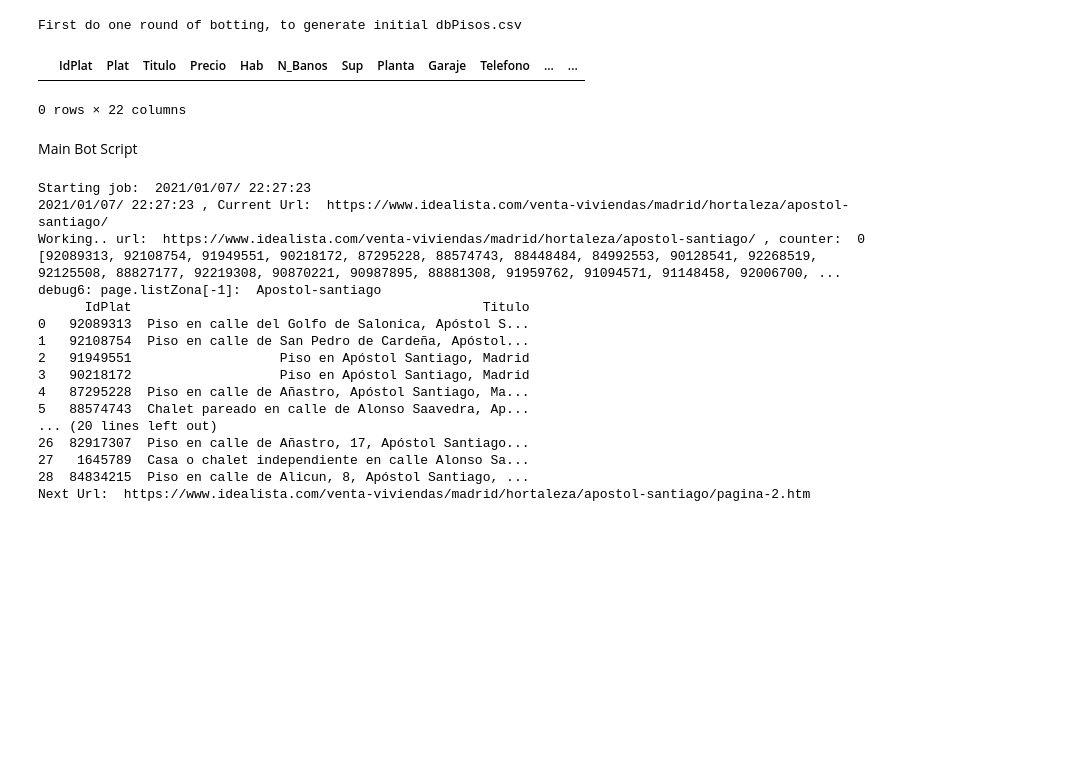
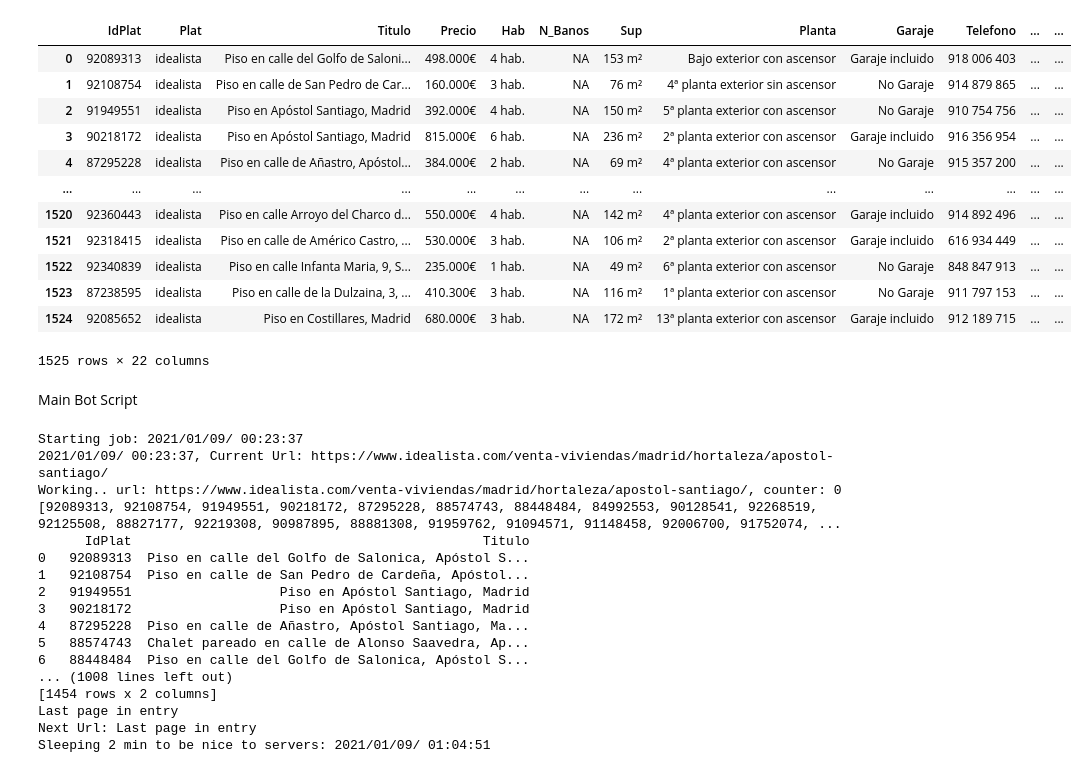
Before and after one commit to amendez13/BotBuscameCasa, a Jupyter notebook: BotBuscameCasa.ipynb, the cells around one changed output. Saved outputs shown, nothing was run; the diff lists cells and outputs as text; code cells hidden in the pictures; blank space fills up the shorter version.

Commit message:
Añadido config.json, añadida lista de nuevos y de inactivos. Mejorado logs. Añadido directorio de historia con csv de resultados intermedios

```diff
--- a/BotBuscameCasa.ipynb
+++ b/BotBuscameCasa.ipynb
@@ -248,42 +322,46 @@ def WorkZona(df, listUrls_entry, mainUrl):
 # %%
 #load pandas db
 df_Db_in = getDf()
 try:
     df_Db_in = pd.read_csv('dbPisos.csv', encoding='cp1252', index_col=False, keep_default_na=False)
 except FileNotFoundError:
-    print("First do one round of botting, to generate initial dbPisos.csv")
+    printAndLog("First do one round of botting, to generate initial dbPisos.csv")
 
 df_Db_in = df_Db_in.astype({"IdPlat": int})
 
 df_Db_in
 # %% [output]
+|  | IdPlat | Plat | Titulo | Precio | Hab | N_Banos | Sup | Planta | Garaje | Telefono | ... | ... |
+| 0 | 92089313 | idealista | Piso en calle del Golfo de Saloni... | 498.000€ | 4 hab. | NA | 153 m² | Bajo exterior con ascensor | Garaje incluido | 918 006 403 | ... | ... |
+| 1 | 92108754 | idealista | Piso en calle de San Pedro de Car... | 160.000€ | 3 hab. | NA | 76 m² | 4ª planta exterior sin ascensor | No Garaje | 914 879 865 | ... | ... |
+| 2 | 91949551 | idealista | Piso en Apóstol Santiago, Madrid | 392.000€ | 4 hab. | NA | 150 m² | 5ª planta exterior con ascensor | No Garaje | 910 754 756 | ... | ... |
+| 3 | 90218172 | idealista | Piso en Apóstol Santiago, Madrid | 815.000€ | 6 hab. | NA | 236 m² | 2ª planta exterior con ascensor | Garaje incluido | 916 356 954 | ... | ... |
+| 4 | 87295228 | idealista | Piso en calle de Añastro, Apóstol... | 384.000€ | 2 hab. | NA | 69 m² | 4ª planta exterior con ascensor | No Garaje | 915 357 200 | ... | ... |
+| ... | ... | ... | ... | ... | ... | ... | ... | ... | ... | ... | ... | ... |
+| 1520 | 92360443 | idealista | Piso en calle Arroyo del Charco d... | 550.000€ | 4 hab. | NA | 142 m² | 4ª planta exterior con ascensor | Garaje incluido | 914 892 496 | ... | ... |
+| 1521 | 92318415 | idealista | Piso en calle de Américo Castro, ... | 530.000€ | 3 hab. | NA | 106 m² | 2ª planta exterior con ascensor | Garaje incluido | 616 934 449 | ... | ... |
+| 1522 | 92340839 | idealista | Piso en calle Infanta Maria, 9, S... | 235.000€ | 1 hab. | NA | 49 m² | 6ª planta exterior con ascensor | No Garaje | 848 847 913 | ... | ... |
+| 1523 | 87238595 | idealista | Piso en calle de la Dulzaina, 3, ... | 410.300€ | 3 hab. | NA | 116 m² | 1ª planta exterior con ascensor | No Garaje | 911 797 153 | ... | ... |
+| 1524 | 92085652 | idealista | Piso en Costillares, Madrid | 680.000€ | 3 hab. | NA | 172 m² | 13ª planta exterior con ascensor | Garaje incluido | 912 189 715 | ... | ... |
-First do one round of botting, to generate initial dbPisos.csv
+1525 rows × 22 columns
-|  | IdPlat | Plat | Titulo | Precio | Hab | N_Banos | Sup | Planta | Garaje | Telefono | ... | ... |
-0 rows × 22 columns
 # %% [markdown]
 Main Bot Script
 # %%
 currentDateTime = lambda: datetime.now().strftime("%Y/%m/%d/ %H:%M:%S")
 
-print("Starting job: ", currentDateTime())
-logging.info( "Starting job: " + currentDateTime() )
-
+printAndLog( "Starting job: " + currentDateTime() )
 df_today = getDf()
 
-for elem in listUrls:
-    print( currentDateTime(), ", Current Url: ", elem[0] )
-    logging.info("Current Url: " + elem[0] )
-    WorkZona(df_today, elem, mainUrl)
-
-    print("Sleeping 2 min to be nice to servers: ", currentDateTime() )
-    logging.info("Sleeping 2 min to be nice to servers: " + str(currentDateTime())  )
+for elem in config.listUrls:
+    printAndLog( currentDateTime() + ", Current Url: " + elem  )
+    WorkZona(df_today, elem, mainUrl, config)
+    printAndLog( "Sleeping 2 min to be nice to servers: " + str(currentDateTime())   )
     time.sleep(NEXT_ZONE_DELAY)
 # %% [output]
-Starting job:  2021/01/07/ 22:27:23
-2021/01/07/ 22:27:23 , Current Url:  https://www.idealista.com/venta-viviendas/madrid/hortaleza/apostol-santiago/
-Working.. url:  https://www.idealista.com/venta-viviendas/madrid/hortaleza/apostol-santiago/ , counter:  0
-[92089313, 92108754, 91949551, 90218172, 87295228, 88574743, 88448484, 84992553, 90128541, 92268519, 92125508, 88827177, 92219308, 90870221, 90987895, 88881308, 91959762, 91094571, 91148458, 92006700, ...
-debug6: page.listZona[-1]:  Apostol-santiago
+Starting job: 2021/01/09/ 00:23:37
+2021/01/09/ 00:23:37, Current Url: https://www.idealista.com/venta-viviendas/madrid/hortaleza/apostol-santiago/
+Working.. url: https://www.idealista.com/venta-viviendas/madrid/hortaleza/apostol-santiago/, counter: 0
+[92089313, 92108754, 91949551, 90218172, 87295228, 88574743, 88448484, 84992553, 90128541, 92268519, 92125508, 88827177, 92219308, 90987895, 88881308, 91959762, 91094571, 91148458, 92006700, 91752074, ...
       IdPlat                                             Titulo
 0   92089313  Piso en calle del Golfo de Salonica, Apóstol S...
 1   92108754  Piso en calle de San Pedro de Cardeña, Apóstol...
@@ -291,10 +369,11 @@ debug6: page.listZona[-1]:  Apostol-santiago
 3   90218172                   Piso en Apóstol Santiago, Madrid
 4   87295228  Piso en calle de Añastro, Apóstol Santiago, Ma...
 5   88574743  Chalet pareado en calle de Alonso Saavedra, Ap...
-... (20 lines left out)
-26  82917307  Piso en calle de Añastro, 17, Apóstol Santiago...
-27   1645789  Casa o chalet independiente en calle Alonso Sa...
-28  84834215  Piso en calle de Alicun, 8, Apóstol Santiago, ...
-Next Url:  https://www.idealista.com/venta-viviendas/madrid/hortaleza/apostol-santiago/pagina-2.htm
+6   88448484  Piso en calle del Golfo de Salonica, Apóstol S...
+... (1008 lines left out)
+[1454 rows x 2 columns]
+Last page in entry
+Next Url: Last page in entry
+Sleeping 2 min to be nice to servers: 2021/01/09/ 01:04:51
 # %%
 df_today
```
Also changed, not shown: parts of 14 cells of this notebook, 1 other file.
